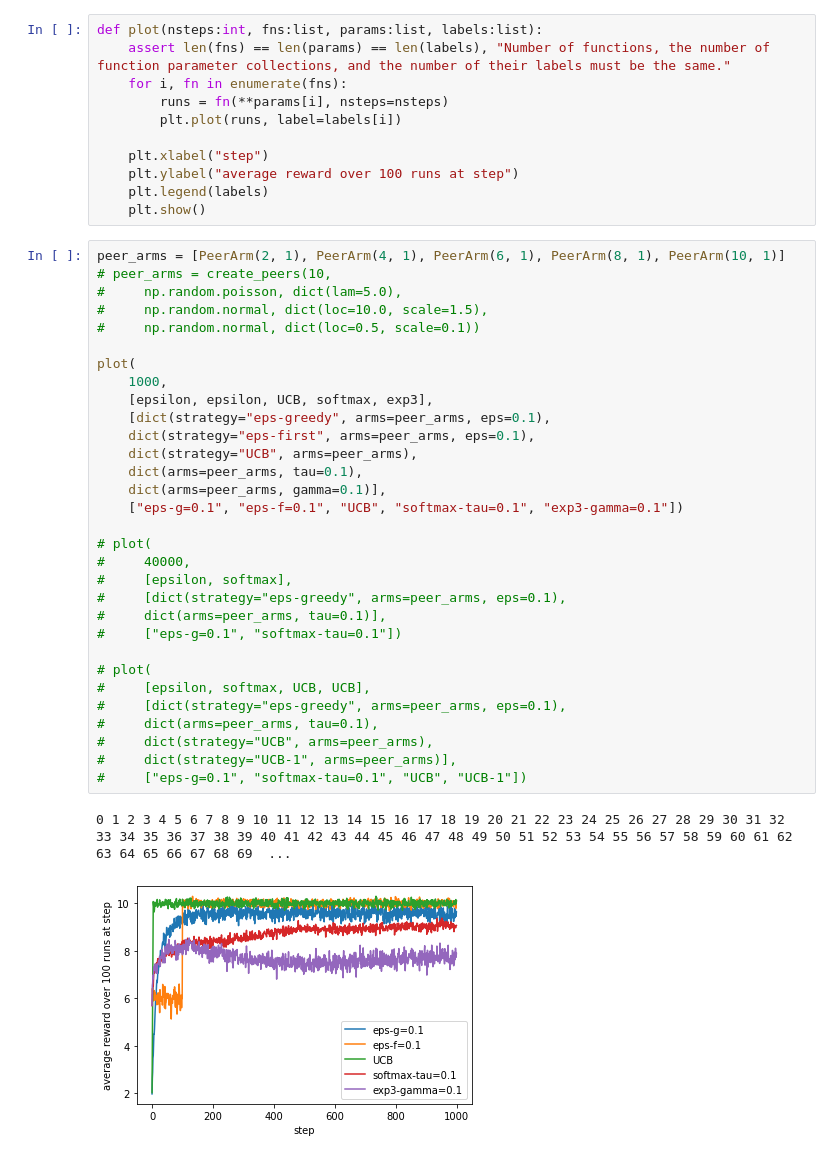
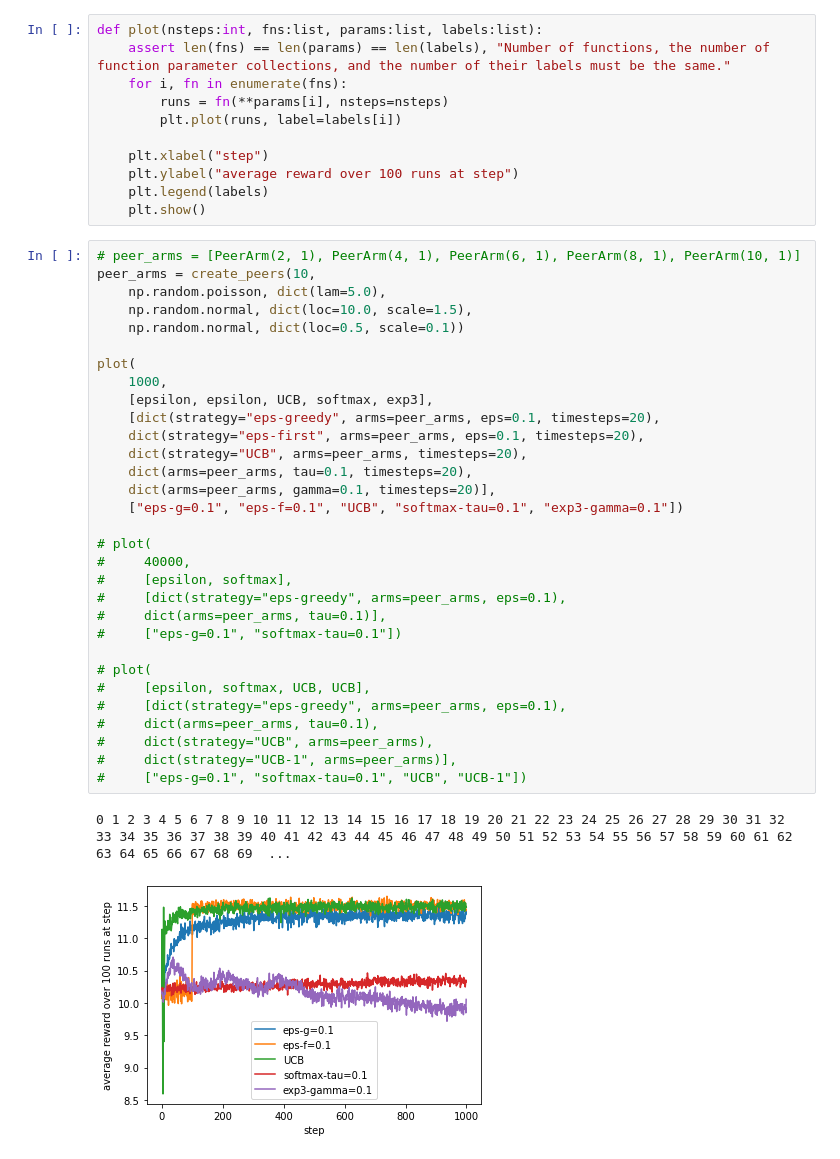
Before and after one commit to oscarsandford/network-bandit, a Jupyter notebook: src/workshop.ipynb, the cells around one changed output. Drawn from its saved outputs; the diff is of its cells as text.

```diff
--- a/src/workshop.ipynb
+++ b/src/workshop.ipynb
@@ -21,36 +21,36 @@ def plot(nsteps:int, fns:list, params:list, labels:list):
     plt.legend(labels)
     plt.show()
 # %%
-peer_arms = [PeerArm(2, 1), PeerArm(4, 1), PeerArm(6, 1), PeerArm(8, 1), PeerArm(10, 1)]
-# peer_arms = create_peers(10,
-#     np.random.poisson, dict(lam=5.0),
-#     np.random.normal, dict(loc=10.0, scale=1.5),
-#     np.random.normal, dict(loc=0.5, scale=0.1))
+# peer_arms = [PeerArm(2, 1), PeerArm(4, 1), PeerArm(6, 1), PeerArm(8, 1), PeerArm(10, 1)]
+peer_arms = create_peers(10,
+    np.random.poisson, dict(lam=5.0),
+    np.random.normal, dict(loc=10.0, scale=1.5),
+    np.random.normal, dict(loc=0.5, scale=0.1))
 
 plot(
     1000,
     [epsilon, epsilon, UCB, softmax, exp3],
-    [dict(strategy="eps-greedy", arms=peer_arms, eps=0.1),
-    dict(strategy="eps-first", arms=peer_arms, eps=0.1),
-    dict(strategy="UCB", arms=peer_arms),
-    dict(arms=peer_arms, tau=0.1),
-    dict(arms=peer_arms, gamma=0.1)],
+    [dict(strategy="eps-greedy", arms=peer_arms, eps=0.1, timesteps=20),
+    dict(strategy="eps-first", arms=peer_arms, eps=0.1, timesteps=20),
+    dict(strategy="UCB", arms=peer_arms, timesteps=20),
+    dict(arms=peer_arms, tau=0.1, timesteps=20),
+    dict(arms=peer_arms, gamma=0.1, timesteps=20)],
     ["eps-g=0.1", "eps-f=0.1", "UCB", "softmax-tau=0.1", "exp3-gamma=0.1"])
 
 # plot(
 #     40000,
 #     [epsilon, softmax],
 #     [dict(strategy="eps-greedy", arms=peer_arms, eps=0.1),
 #     dict(arms=peer_arms, tau=0.1)],
 #     ["eps-g=0.1", "softmax-tau=0.1"])
 
 # plot(
 #     [epsilon, softmax, UCB, UCB],
 #     [dict(strategy="eps-greedy", arms=peer_arms, eps=0.1),
 #     dict(arms=peer_arms, tau=0.1),
 #     dict(strategy="UCB", arms=peer_arms),
 #     dict(strategy="UCB-1", arms=peer_arms)],
 #     ["eps-g=0.1", "softmax-tau=0.1", "UCB", "UCB-1"])
 # %% [output]
 0 1 2 3 4 5 6 7 8 9 10 11 12 13 14 15 16 17 18 19 20 21 22 23 24 25 26 27 28 29 30 31 32 33 34 35 36 37 38 39 40 41 42 43 44 45 46 47 48 49 50 51 52 53 54 55 56 57 58 59 60 61 62 63 64 65 66 67 68 69  ...
-[figure, old version]
+[figure, new version]
```
Also changed, not shown: 11 other files.
